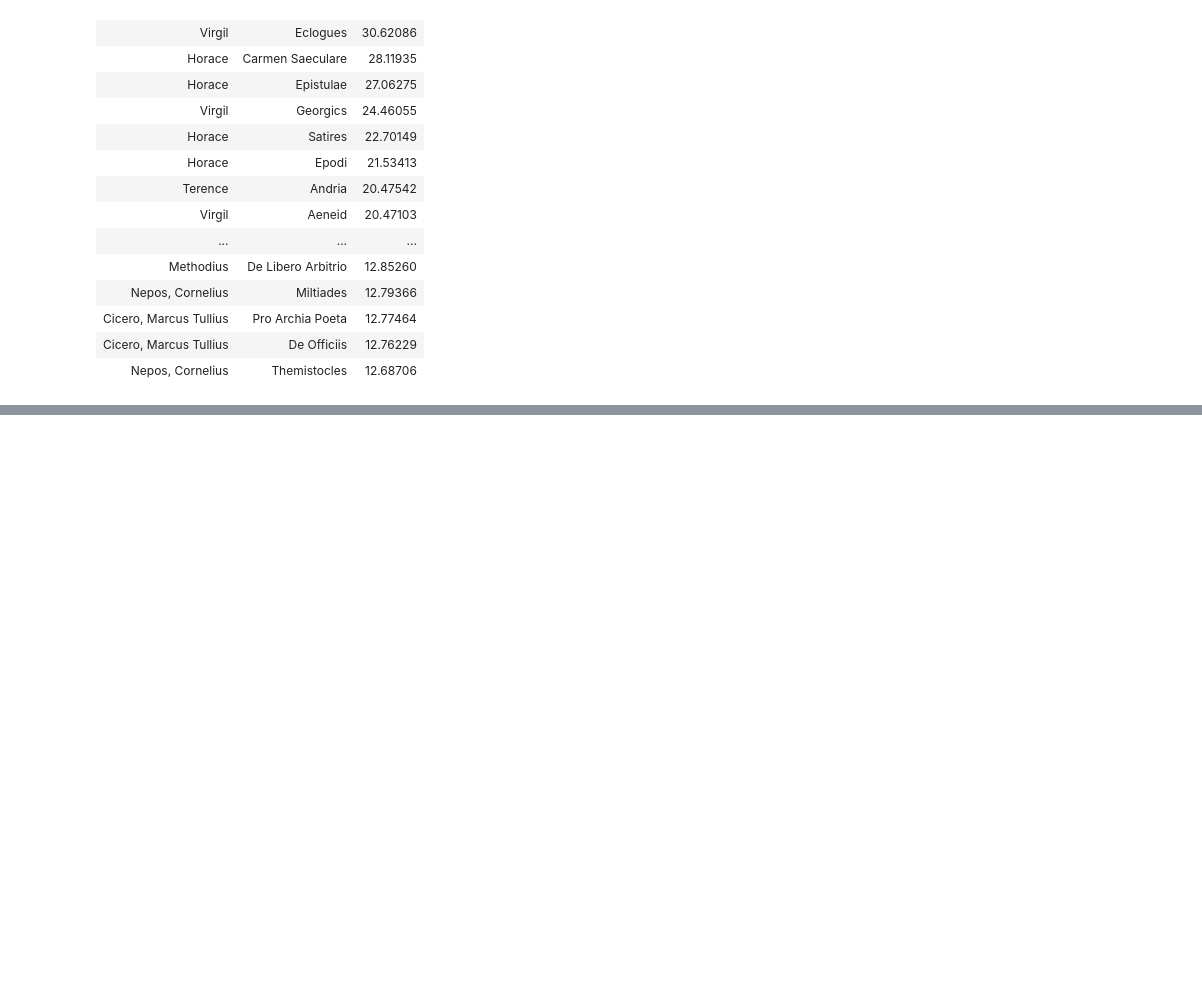
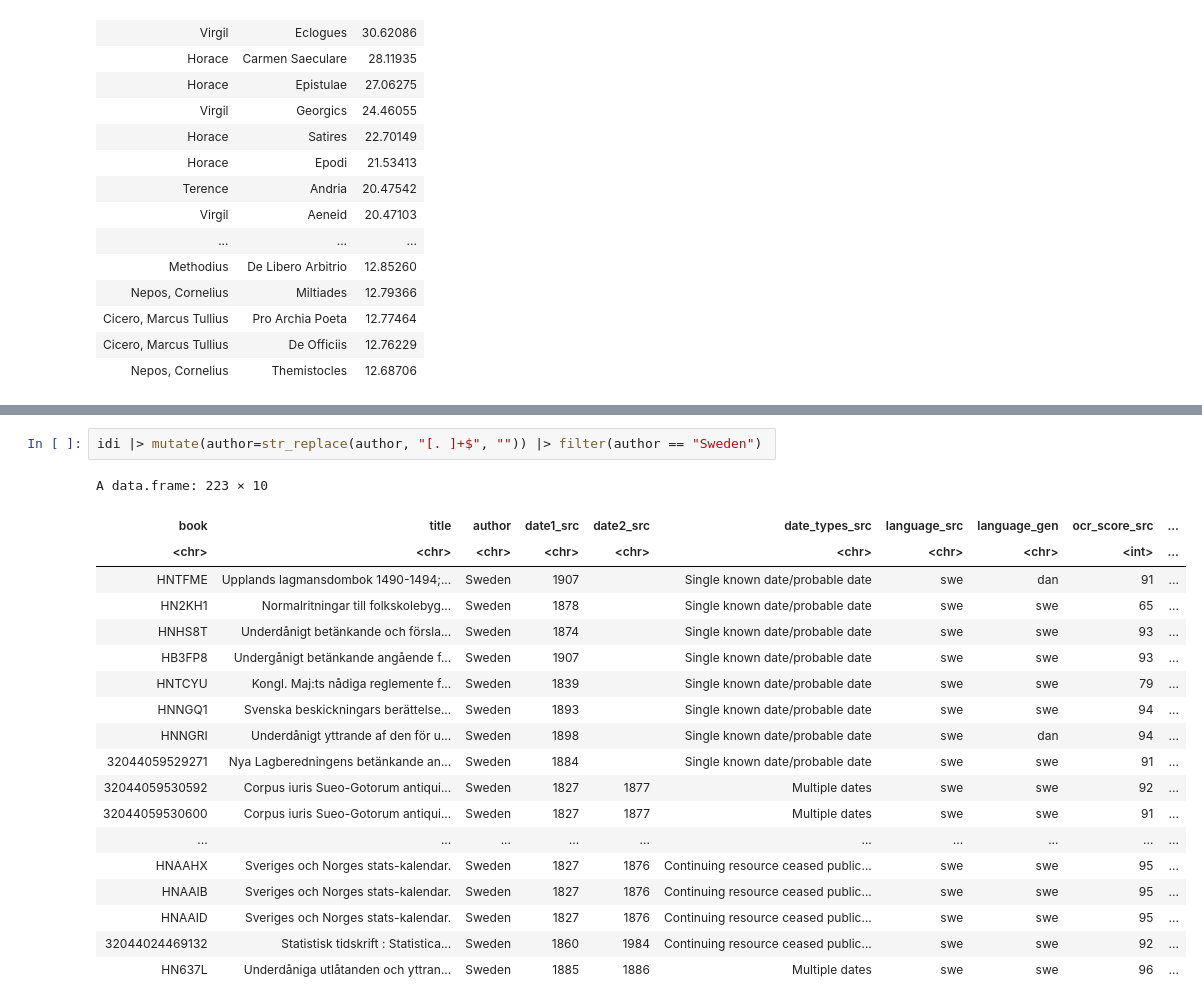
Before and after one commit to dasmiq/idi-cites, a Jupyter notebook: idi_cites.ipynb, the cells around one changed output, grey strips where cells are left out. Drawn from its saved outputs; the diff is of its cells as text; blank space fills up the shorter version.

Commit message:
Look at author-wise language entropy.

```diff
--- a/idi_cites.ipynb
+++ b/idi_cites.ipynb
@@ -683,0 +740,22 @@ A tibble: 40 × 3
+# %%
+idi |> mutate(author=str_replace(author, "[. ]+$", "")) |> filter(author == "Sweden")
+# %% [output]
+A data.frame: 223 × 10
+| book | title | author | date1_src | date2_src | date_types_src | language_src | language_gen | ocr_score_src | ... |
+| <chr> | <chr> | <chr> | <chr> | <chr> | <chr> | <chr> | <chr> | <int> | ... |
+| HNTFME | Upplands lagmansdombok 1490-1494;... | Sweden | 1907 |  | Single known date/probable date | swe | dan | 91 | ... |
+| HN2KH1 | Normalritningar till folkskolebyg... | Sweden | 1878 |  | Single known date/probable date | swe | swe | 65 | ... |
+| HNHS8T | Underdånigt betänkande och försla... | Sweden | 1874 |  | Single known date/probable date | swe | swe | 93 | ... |
+| HB3FP8 | Undergånigt betänkande angående f... | Sweden | 1907 |  | Single known date/probable date | swe | swe | 93 | ... |
+| HNTCYU | Kongl. Maj:ts nådiga reglemente f... | Sweden | 1839 |  | Single known date/probable date | swe | swe | 79 | ... |
+| HNNGQ1 | Svenska beskickningars berättelse... | Sweden | 1893 |  | Single known date/probable date | swe | swe | 94 | ... |
+| HNNGRI | Underdånigt yttrande af den för u... | Sweden | 1898 |  | Single known date/probable date | swe | dan | 94 | ... |
+| 32044059529271 | Nya Lagberedningens betänkande an... | Sweden | 1884 |  | Single known date/probable date | swe | swe | 91 | ... |
+| 32044059530592 | Corpus iuris Sueo-Gotorum antiqui... | Sweden | 1827 | 1877 | Multiple dates | swe | swe | 92 | ... |
+| 32044059530600 | Corpus iuris Sueo-Gotorum antiqui... | Sweden | 1827 | 1877 | Multiple dates | swe | swe | 91 | ... |
+| ... | ... | ... | ... | ... | ... | ... | ... | ... | ... |
+| HNAAHX | Sveriges och Norges stats-kalendar. | Sweden | 1827 | 1876 | Continuing resource ceased public... | swe | swe | 95 | ... |
+| HNAAIB | Sveriges och Norges stats-kalendar. | Sweden | 1827 | 1876 | Continuing resource ceased public... | swe | swe | 95 | ... |
+| HNAAID | Sveriges och Norges stats-kalendar. | Sweden | 1827 | 1876 | Continuing resource ceased public... | swe | swe | 95 | ... |
+| 32044024469132 | Statistisk tidskrift : Statistica... | Sweden | 1860 | 1984 | Continuing resource ceased public... | swe | swe | 92 | ... |
+| HN637L | Underdåniga utlåtanden och yttran... | Sweden | 1885 | 1886 | Multiple dates | swe | swe | 96 | ... |
```
Also changed, not shown: parts of 15 cells of this notebook.
